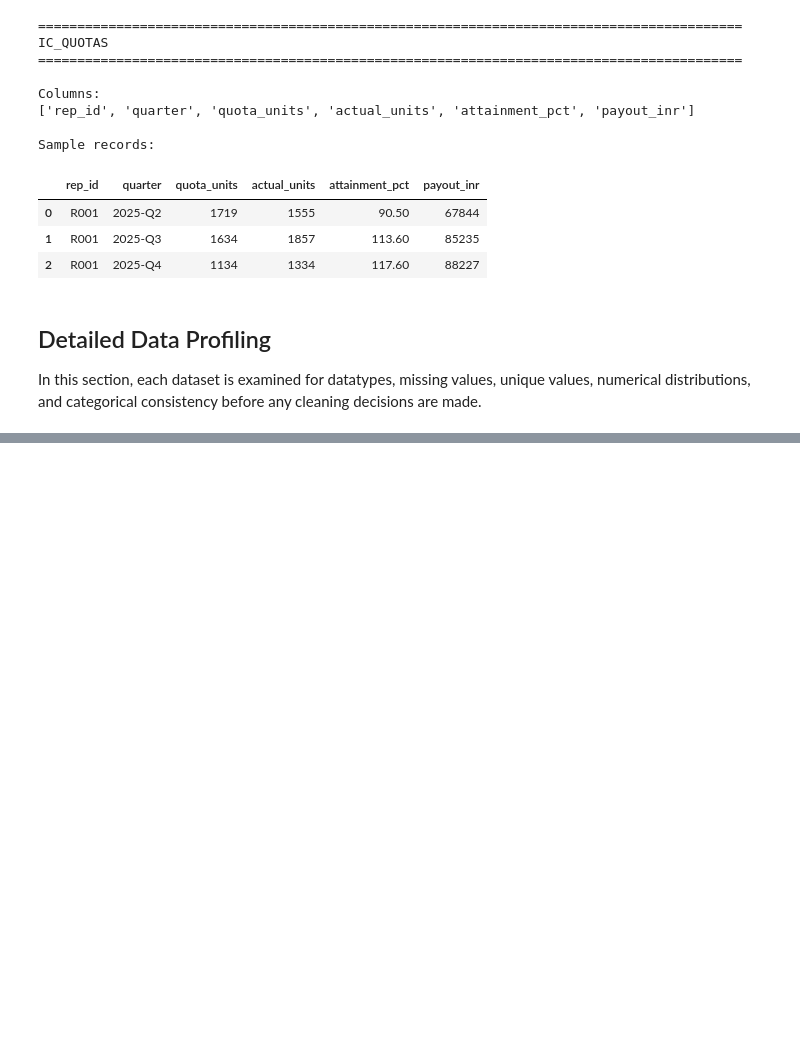
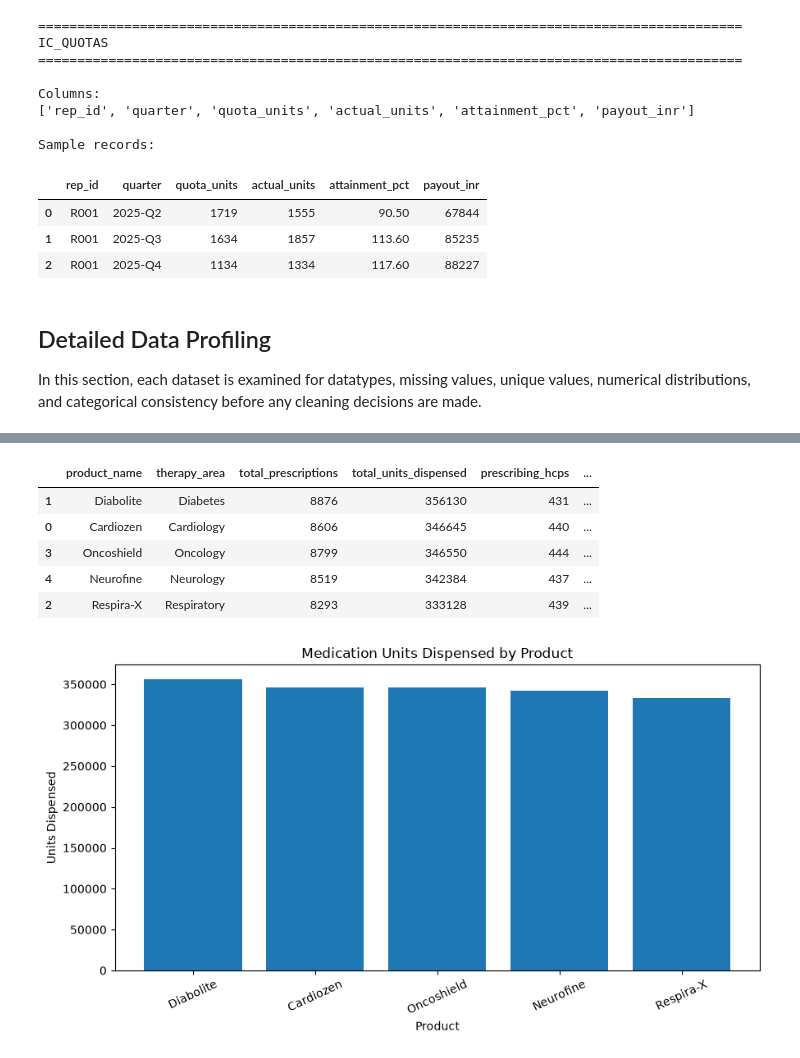
Before and after one commit to anupam-devcodes/rxguide-hcp-analytics, a Jupyter notebook: notebooks/01_data_cleaning_and_eda.ipynb, the cells around one changed output, grey strips where cells are left out. Saved outputs shown, nothing was run; the diff lists cells and outputs as text; code cells hidden in the pictures; blank space fills up the shorter version.

```diff
--- a/notebooks/01_data_cleaning_and_eda.ipynb
+++ b/notebooks/01_data_cleaning_and_eda.ipynb
@@ -262,0 +1566,68 @@ NameError: name 'datasets' is not defined
+# %%
+product_performance = (
+    prescriptions_monthly
+    .groupby("product_id", as_index=False)
+    .agg(
+        total_prescriptions=("rx_count", "sum"),
+        total_units_dispensed=("units_dispensed", "sum"),
+        prescribing_hcps=("hcp_id", "nunique"),
+    )
+    .merge(
+        products[
+            [
+                "product_id",
+                "product_name",
+                "therapy_area",
+                "unit_price",
+            ]
+        ],
+        on="product_id",
+        how="left",
+        validate="one_to_one"
+    )
+)
+
+product_performance["estimated_gross_value"] = (
+    product_performance["total_units_dispensed"]
+    * product_performance["unit_price"]
+)
+
+product_performance = product_performance.sort_values(
+    "total_units_dispensed",
+    ascending=False
+)
+
+display(
+    product_performance[
+        [
+            "product_name",
+            "therapy_area",
+            "total_prescriptions",
+            "total_units_dispensed",
+            "prescribing_hcps",
+            "estimated_gross_value",
+        ]
+    ]
+)
+
+plt.figure(figsize=(9, 5))
+
+plt.bar(
+    product_performance["product_name"],
+    product_performance["total_units_dispensed"]
+)
+
+plt.title("Medication Units Dispensed by Product")
+plt.xlabel("Product")
+plt.ylabel("Units Dispensed")
+plt.xticks(rotation=25)
+plt.tight_layout()
+plt.show()
+# %% [output]
+|  | product_name | therapy_area | total_prescriptions | total_units_dispensed | prescribing_hcps | ... |
+| 1 | Diabolite | Diabetes | 8876 | 356130 | 431 | ... |
+| 0 | Cardiozen | Cardiology | 8606 | 346645 | 440 | ... |
+| 3 | Oncoshield | Oncology | 8799 | 346550 | 444 | ... |
+| 4 | Neurofine | Neurology | 8519 | 342384 | 437 | ... |
+| 2 | Respira-X | Respiratory | 8293 | 333128 | 439 | ... |
+[figure, added]
```
Also changed, not shown: parts of 45 cells of this notebook, 8 other files.
